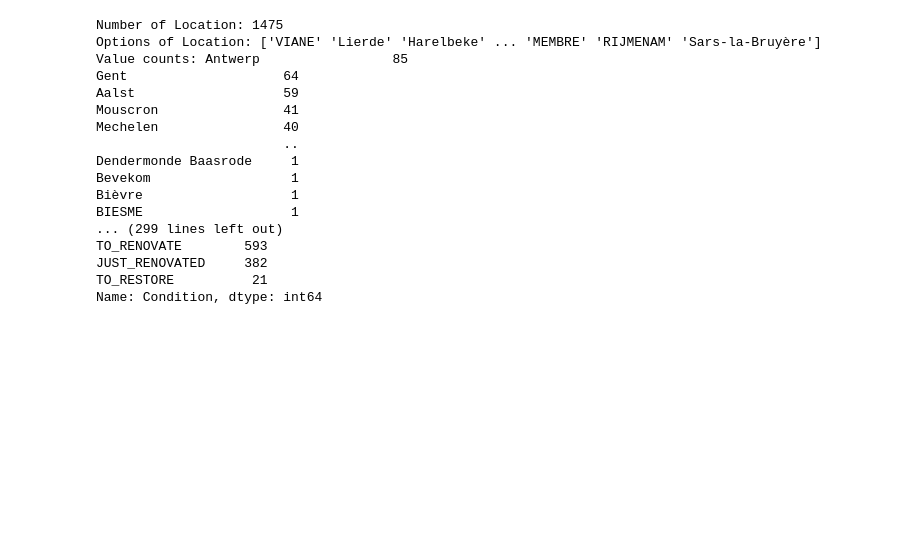
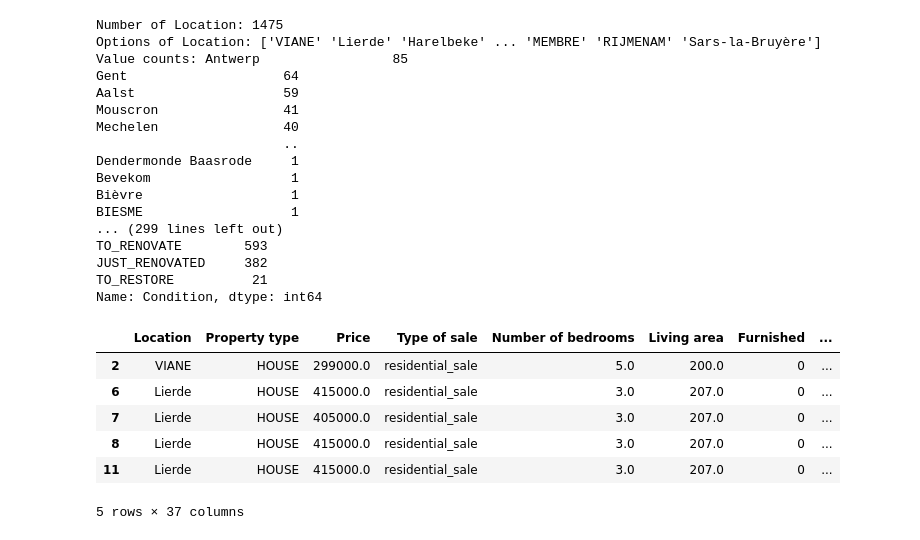
Before and after one commit to sebasGarcia/challenge-machine-learning-api-deployment, a Jupyter notebook: preprocessing/EDA and preprocessing.ipynb, the cells around one changed output. Cells and saved outputs as stored; diff of their text form; code cells hidden in the pictures; blank space fills up the shorter version.

Commit message:
creating dummies added and predict function

```diff
--- a/preprocessing/EDA and preprocessing.ipynb
+++ b/preprocessing/EDA and preprocessing.ipynb
@@ -300,3 +336,27 @@ TO_RENOVATE        593
 JUST_RENOVATED     382
 TO_RESTORE          21
 Name: Condition, dtype: int64
+# %%
+def creatingDummies(df):
+    """
+    This function will create dummies for some categorical variables in the dataset and return the modified dataset
+    """
+    new_df = df.copy()
+    new_df = pd.get_dummies(new_df, columns = ["Property subtype","Kitchen", "Condition"], drop_first = True)
+    #dummies_kitchen = pd.get_dummies(new_df, columns = ["Property subtype","Kitchen", "Condition"], drop_first = True)
+    #dummies_property = pd.get_dummies(df["Property subtype"])
+    #dummies_condition = pd.get_dummies(df["Condition"])
+    #var = pd.concat([dummies_kitchen,dummies_property,dummies_condition],axis=1)
+    return new_df
+# %%
+df = creatingDummies(df)
+# %%
+df.head()
+# %% [output]
+|  | Location | Property type | Price | Type of sale | Number of bedrooms | Living area | Furnished | ... |
+| 2 | VIANE | HOUSE | 299000.0 | residential_sale | 5.0 | 200.0 | 0 | ... |
+| 6 | Lierde | HOUSE | 415000.0 | residential_sale | 3.0 | 207.0 | 0 | ... |
+| 7 | Lierde | HOUSE | 405000.0 | residential_sale | 3.0 | 207.0 | 0 | ... |
+| 8 | Lierde | HOUSE | 415000.0 | residential_sale | 3.0 | 207.0 | 0 | ... |
+| 11 | Lierde | HOUSE | 415000.0 | residential_sale | 3.0 | 207.0 | 0 | ... |
+5 rows × 37 columns
```
Also changed, not shown: parts of 3 cells of this notebook, 4 other files.
